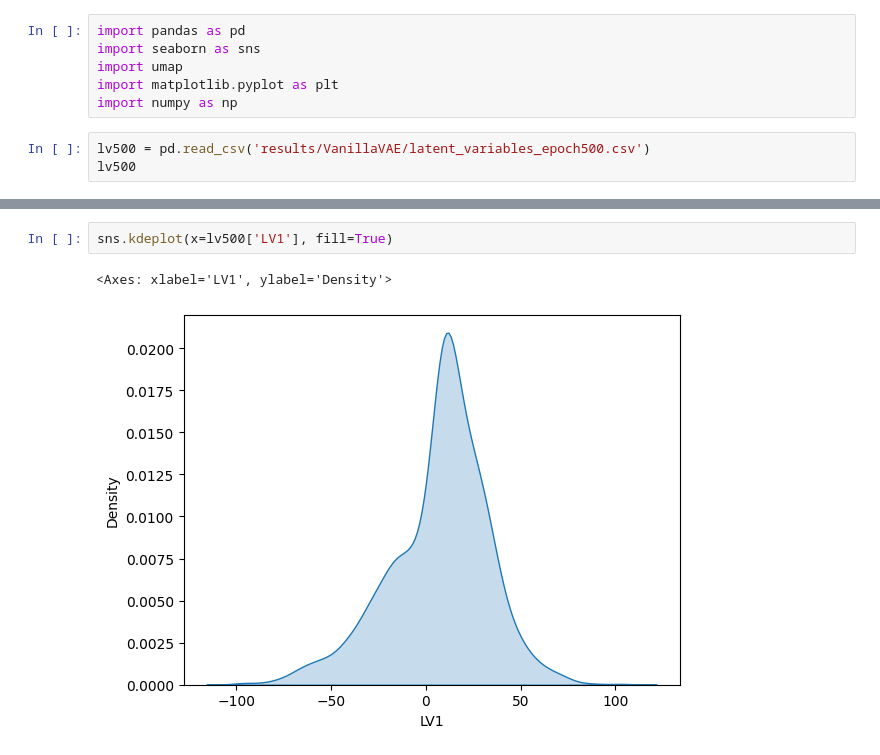
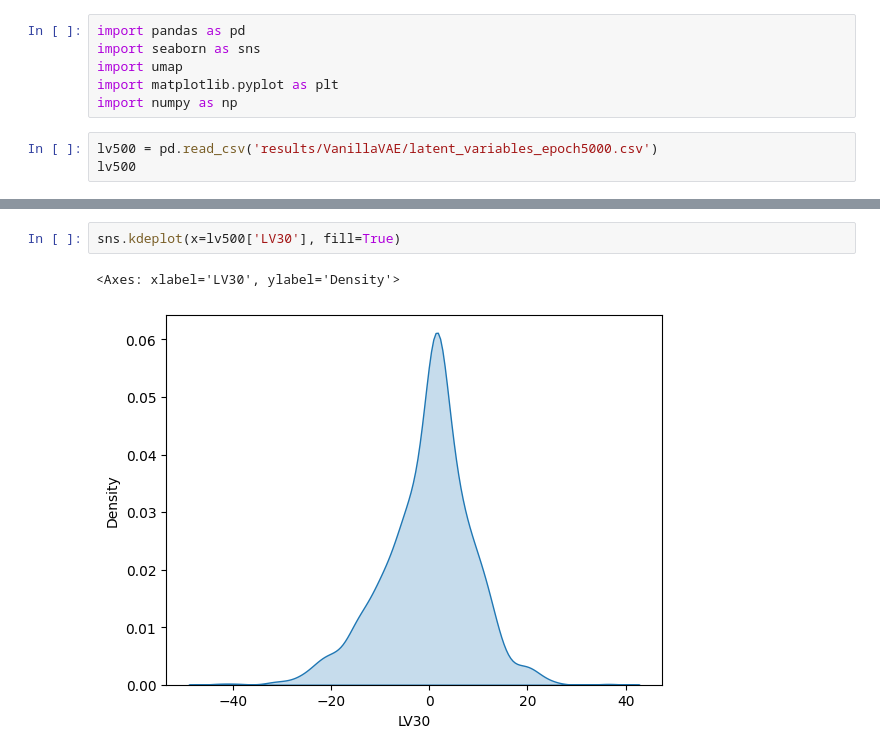
Before and after one commit to draeloslab/mm-vae, a Jupyter notebook: view_latent_space.ipynb, the cells around one changed output, grey strips where cells are left out. Drawn from its saved outputs; the diff is of its cells as text.

```diff
--- a/view_latent_space.ipynb
+++ b/view_latent_space.ipynb
@@ -5,7 +5,7 @@ import umap
 import matplotlib.pyplot as plt
 import numpy as np
 # %%
-lv500 = pd.read_csv('results/VanillaVAE/latent_variables_epoch500.csv')
+lv500 = pd.read_csv('results/VanillaVAE/latent_variables_epoch5000.csv')
 lv500
 # %% [output]
 |  | LV1 | LV2 | LV3 | LV4 | LV5 | LV6 | LV7 | LV8 | LV9 | LV10 | ... | ... |
@@ -24,8 +47,8 @@ lv500
 # %%
-sns.kdeplot(x=lv500['LV1'], fill=True)
+sns.kdeplot(x=lv500['LV30'], fill=True)
 # %% [output]
-<Axes: xlabel='LV1', ylabel='Density'>
+<Axes: xlabel='LV30', ylabel='Density'>
-[figure, old version]
+[figure, new version]
 # %%
 sns.kdeplot(x=lv500['LV2'], fill=True)
 # %% [output]
```
Also changed, not shown: parts of 48 cells of this notebook, 6 other files.
